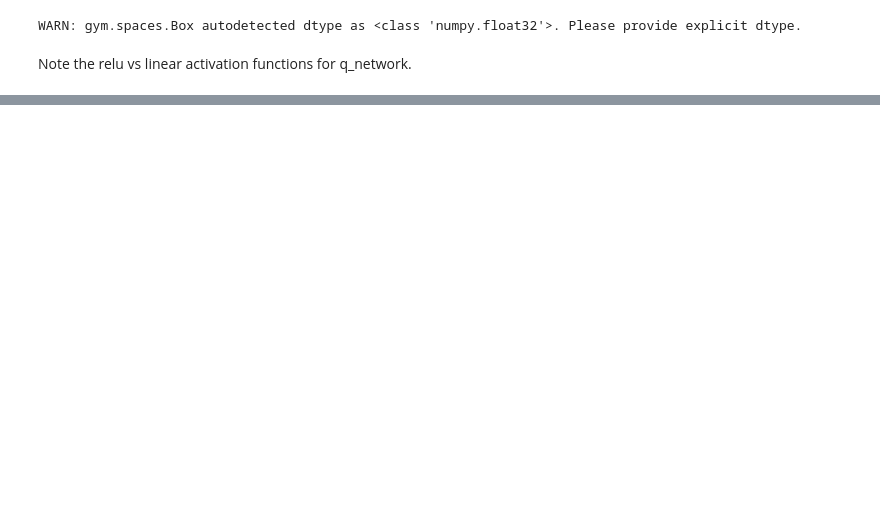
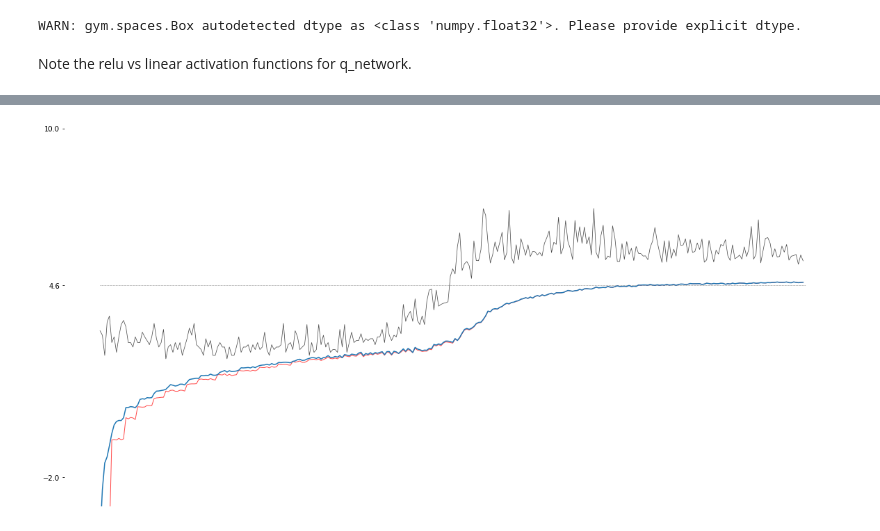
Before and after one commit to liavkoren/ai-ml-rl, a Jupyter notebook: dqn_implementations/mine/Really Simple DQN.ipynb, the cells around one changed output, grey strips where cells are left out. Cells and saved outputs as stored; diff of their text form; code cells hidden in the pictures; blank space fills up the shorter version.

```diff
--- a/dqn_implementations/mine/Really Simple DQN.ipynb
+++ b/dqn_implementations/mine/Really Simple DQN.ipynb
@@ -162,0 +382,23 @@ len(replay_memory)
+# %%
+"""
+reward_hist_target_net = []
+q_hist_target_net = []
+q_hist_primary_net = []
+"""
+
+cut = 0
+fig, ax = plt.subplots(figsize=(20, 10))
+for side in ['top', 'right', 'bottom', 'left']:
+    ax.spines[side].set_visible(False)
+
+ax.xaxis.set_ticks([])
+ax.set_ylim([-3, 10])
+ax.yaxis.set_ticks([-2, np.log(100), 10])
+# fig = plt.figure(figsize=(20, 10))
+plt.plot(np.log(reward_hist_target_net[cut:]), color='k', alpha=.7, linewidth=.75)
+plt.plot(np.log(q_hist_target_net[cut:]), color='r', alpha=.7, linewidth=1)
+plt.plot(np.log(q_hist_primary_net[cut:]) )
+plt.hlines(np.log(100), 0, len(reward_hist_target_net)-cut, linestyles='dotted', linewidth=.5)
+plt.show()
+# %% [output]
+[figure, added]
```
Also changed, not shown: parts of 25 cells of this notebook, 4 other files.
